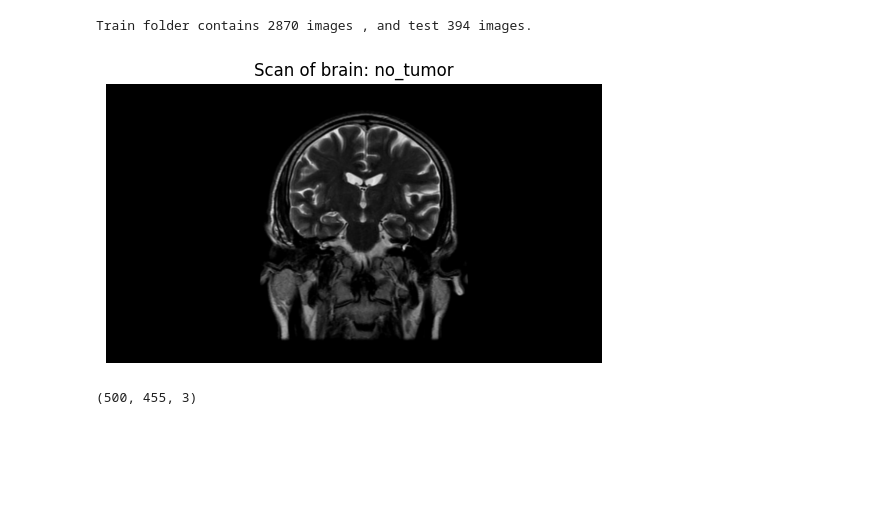
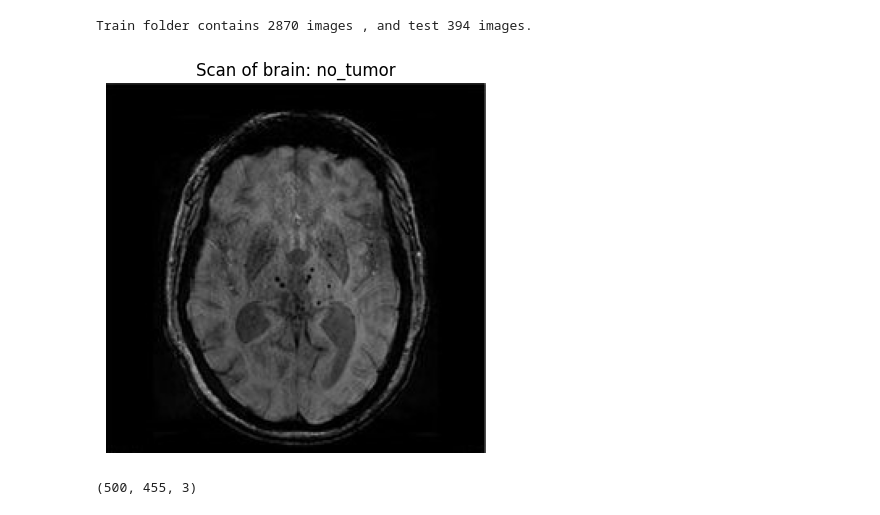
Before and after one commit to tamaricki/Projects, a Jupyter notebook: brainScans_classification_torch.ipynb, the cells around one changed output. Drawn from its saved outputs; the diff is of its cells as text; code cells hidden in the pictures; blank space fills up the shorter version.

```diff
--- a/brainScans_classification_torch.ipynb
+++ b/brainScans_classification_torch.ipynb
@@ -38,12 +38,12 @@ print('Train folder contains {} images , and test {} images.'.format(len(train_l
 # %% [output]
 Train folder contains 2870 images , and test 394 images.
 # %%
-plt.imshow(plt.imread(train_list[2001]))
-plt.title('Scan of brain: '+ train_list[2001].split('/')[2])
+plt.imshow(plt.imread(train_list[2009]))
+plt.title('Scan of brain: '+ train_list[2009].split('/')[2])
 plt.axis('off')
 plt.show()
 # %% [output]
-[figure, old version]
+[figure, new version]
 # %%
 image = np.array(plt.imread(train_list[1022]))
 image.shape
```
Also changed, not shown: parts of 8 cells of this notebook.
